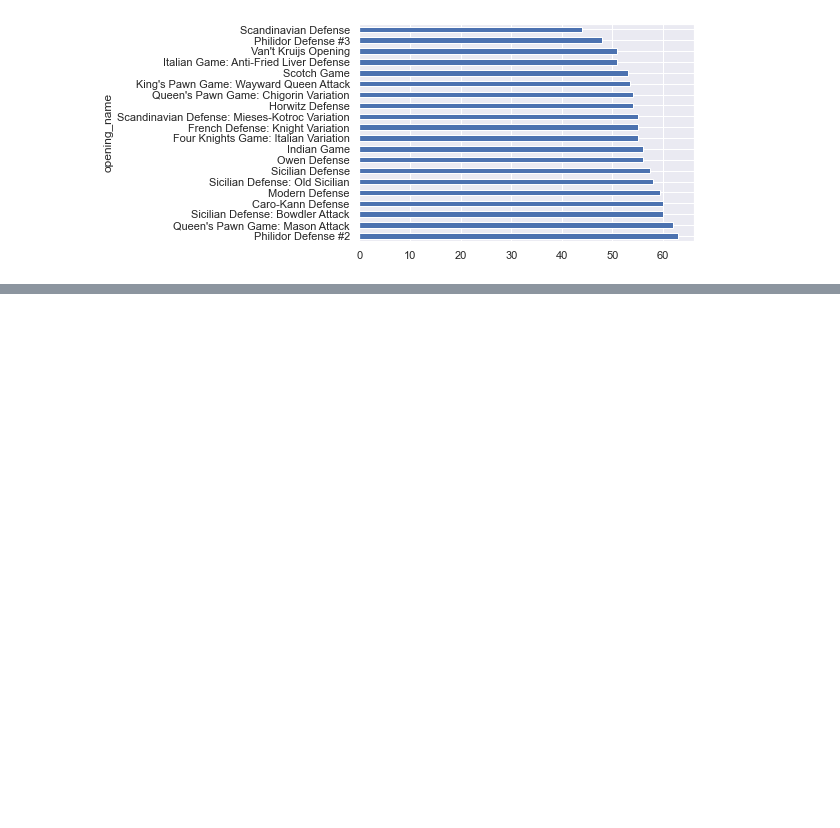
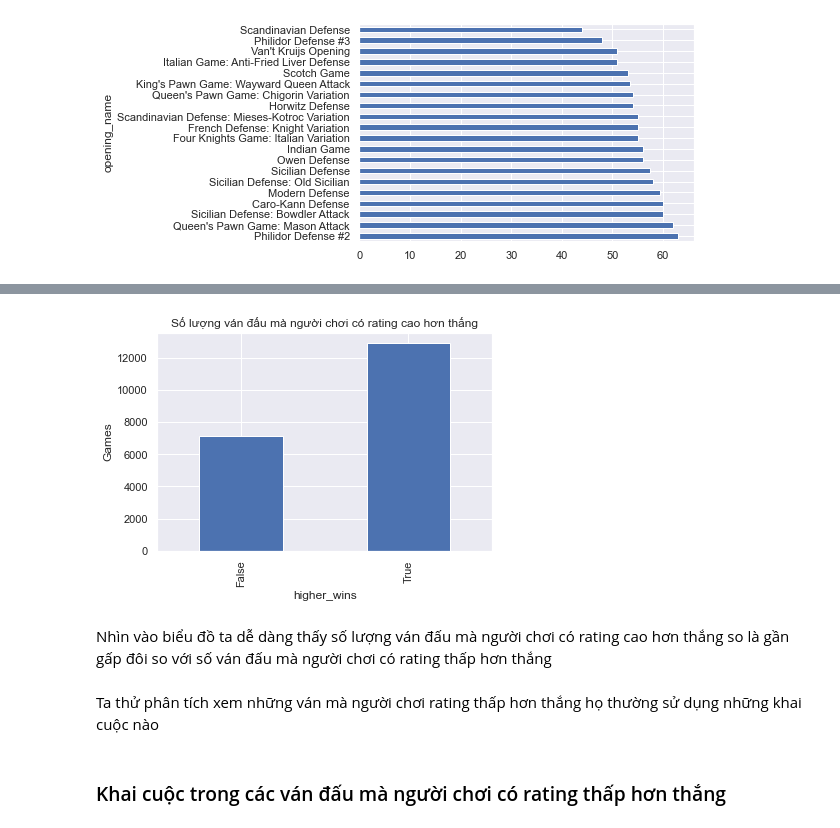
Before and after one commit to nvhieu4899/ProgrammingForDS_PROJECT, a Jupyter notebook: 1712446-NguyenVanHieu.ipynb, the cells around one changed output, grey strips where cells are left out. Cells and saved outputs as stored; diff of their text form; code cells hidden in the pictures; blank space fills up the shorter version.

```diff
--- a/1712446-NguyenVanHieu.ipynb
+++ b/1712446-NguyenVanHieu.ipynb
@@ -123,0 +143,15 @@ white_wins_games_df
+# %%
+def isHigherRatingWins(row):
+    if row.winner == 'black':
+        if row.black_rating> row.white_rating:
+            return True
+        else:
+            return False
+    else:
+        if row.black_rating> row.white_rating:
+            return False
+        else:
+            return True
+# %%
+games_df['higher_wins'] = games_df.apply(isHigherRatingWins,axis = 1)
+games_df
@@ -123,0 +172,12 @@ white_wins_games_df
+# %%
+higher_rating_wins = games_df.groupby('higher_wins').size()
+higher_rating_wins.plot(kind = 'bar', ylabel = 'Games',title = 'Số lượng ván đấu mà người chơi có rating cao hơn thắng')
+plt.show()
+# %% [output]
+[figure, added]
+# %% [markdown]
+Nhìn vào biểu đồ ta dễ dàng thấy số lượng ván đấu mà người chơi có rating cao hơn thắng so là gần gấp đôi so với số ván đấu mà người chơi có rating thấp hơn thắng
+# %% [markdown]
+Ta thử phân tích xem những ván mà người chơi rating thấp hơn thắng họ thường sử dụng những khai cuộc nào
+# %% [markdown]
+### Khai cuộc trong các ván đấu mà người chơi có rating thấp hơn thắng
```
Also changed, not shown: parts of 29 cells of this notebook.
